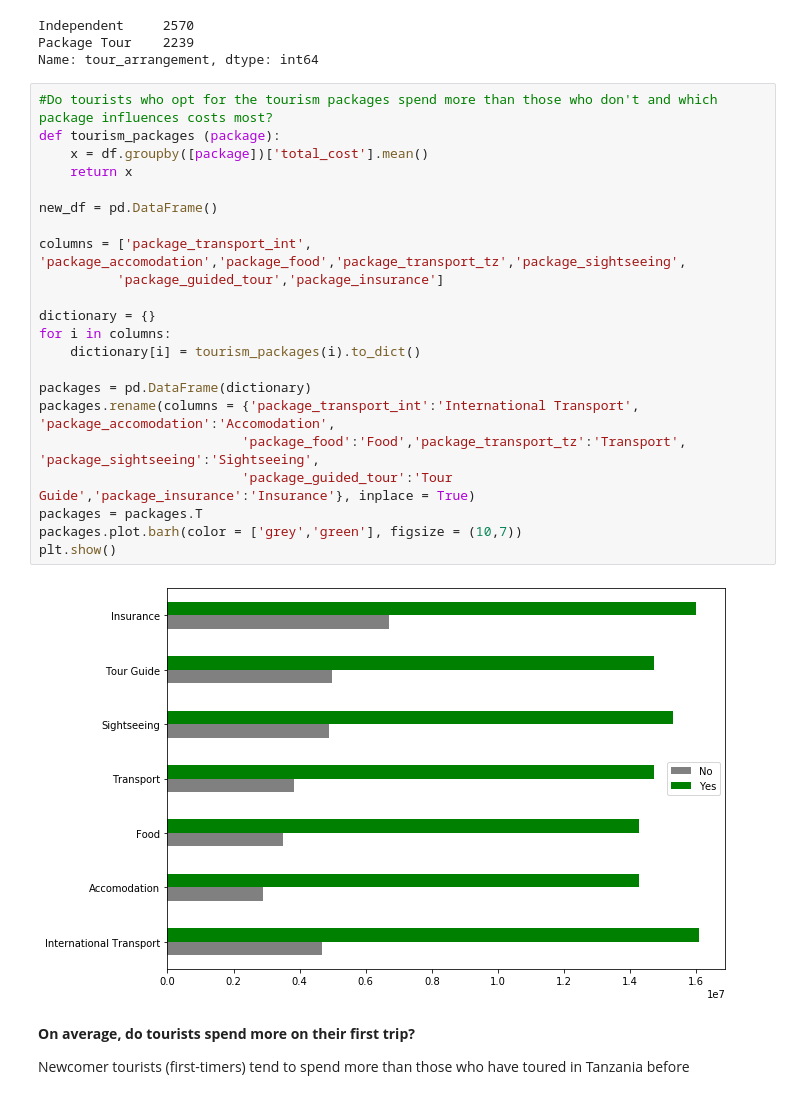
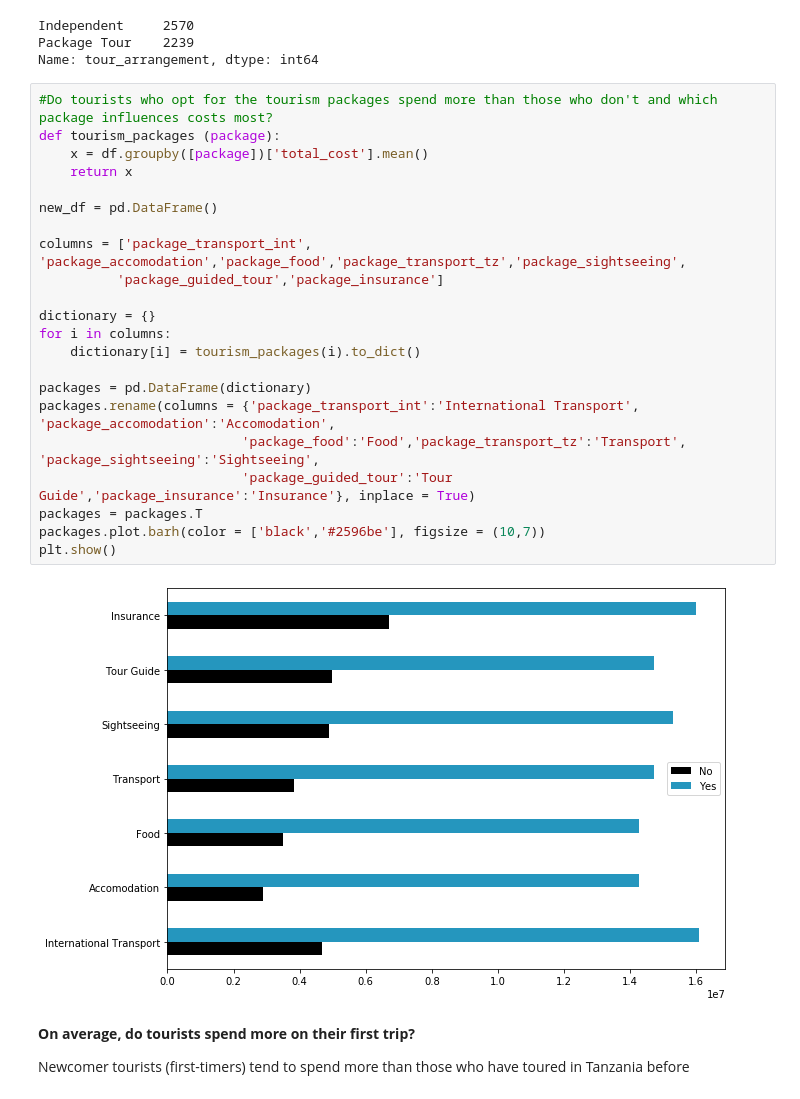
Before and after one commit to awojidetola/Dataline-Competition, a Jupyter notebook: Tanzania.ipynb, the cells around one changed output. Drawn from its saved outputs; the diff is of its cells as text.

```diff
--- a/Tanzania.ipynb
+++ b/Tanzania.ipynb
@@ -332,27 +338,27 @@ Name: tour_arrangement, dtype: int64
 # %%
 #Do tourists who opt for the tourism packages spend more than those who don't and which package influences costs most?
 def tourism_packages (package):
     x = df.groupby([package])['total_cost'].mean()
     return x
 
 new_df = pd.DataFrame()
 
 columns = ['package_transport_int', 'package_accomodation','package_food','package_transport_tz','package_sightseeing',
           'package_guided_tour','package_insurance']
 
 dictionary = {}
 for i in columns:
     dictionary[i] = tourism_packages(i).to_dict()
 
 packages = pd.DataFrame(dictionary)
 packages.rename(columns = {'package_transport_int':'International Transport', 'package_accomodation':'Accomodation',
                           'package_food':'Food','package_transport_tz':'Transport', 'package_sightseeing':'Sightseeing',
                           'package_guided_tour':'Tour Guide','package_insurance':'Insurance'}, inplace = True)
 packages = packages.T
-packages.plot.barh(color = ['grey','green'], figsize = (10,7))
+packages.plot.barh(color = ['black','#2596be'], figsize = (10,7))
 plt.show()
 # %% [output]
-[figure, old version]
+[figure, new version]
 # %% [markdown]
 **On average, do tourists spend more on their first trip?**
 
```
Also changed, not shown: parts of 38 cells of this notebook, 1 other file.
